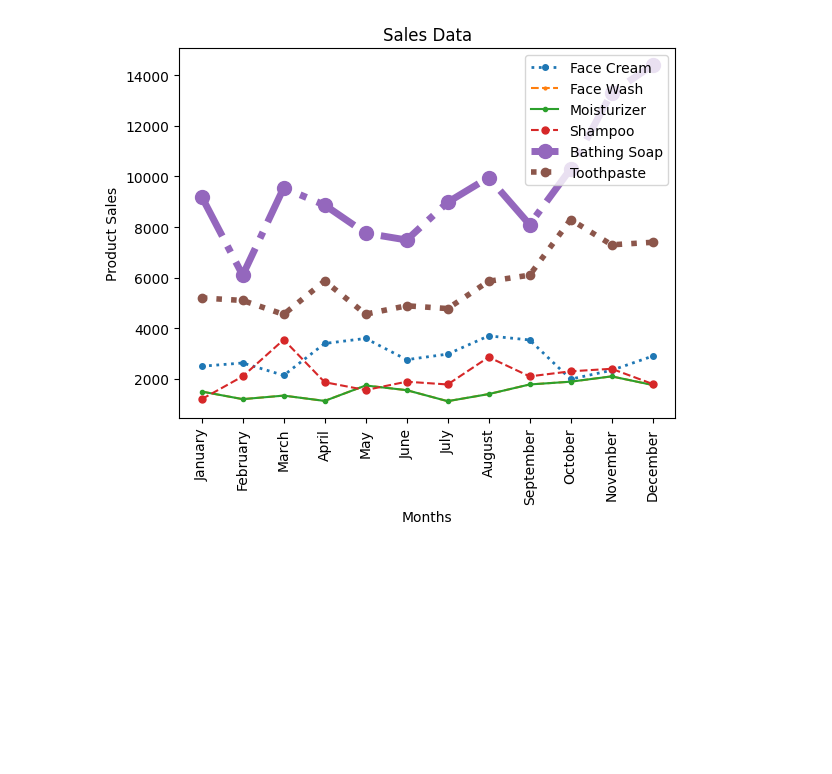
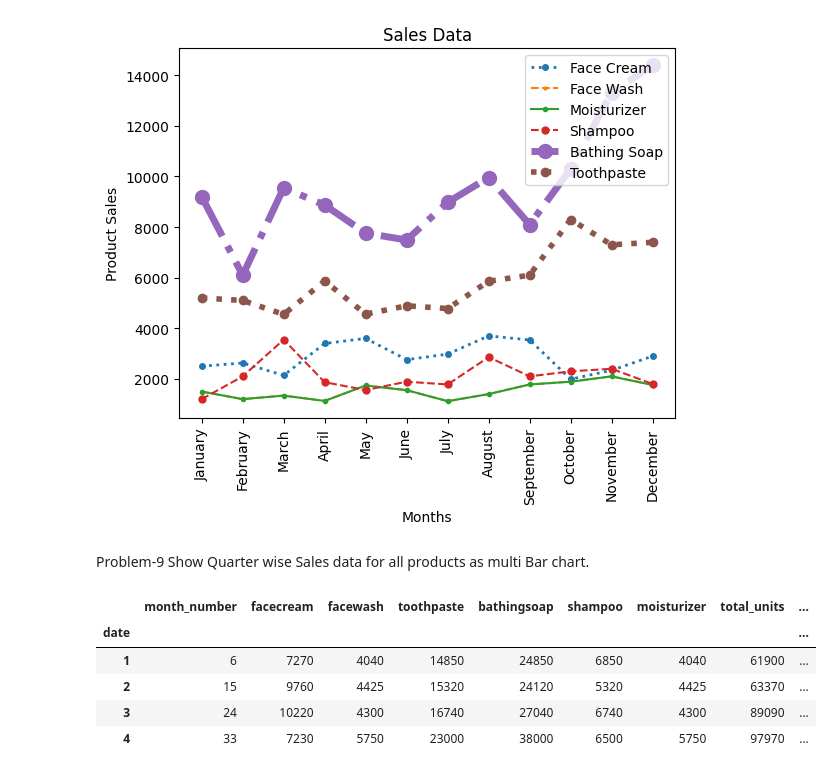
Before and after one commit to wahabali786110/Learning-Python-For-Machine-Learning, a Jupyter notebook: Matplotlib/Day23Tasks.ipynb, the cells around one changed output. Saved outputs shown, nothing was run; the diff lists cells and outputs as text; code cells hidden in the pictures; blank space fills up the shorter version.

```diff
--- a/Matplotlib/Day23Tasks.ipynb
+++ b/Matplotlib/Day23Tasks.ipynb
@@ -154,3 +154,16 @@ plt.legend(loc='upper right')
 # %% [output]
 <matplotlib.legend.Legend at 0x...>
 [figure]
+# %% [markdown]
+Problem-9 Show Quarter wise Sales data for all products as multi Bar chart.
+# %%
+sales['date']=pd.to_datetime(['2020-{}-01'.format(month) for month in months])
+finaldf=sales.groupby(sales['date'].dt.quarter).sum(numeric_only=True)
+finaldf
+# %% [output]
+|  | month_number | facecream | facewash | toothpaste | bathingsoap | shampoo | moisturizer | total_units | ... |
+| date |  |  |  |  |  |  |  |  | ... |
+| 1 | 6 | 7270 | 4040 | 14850 | 24850 | 6850 | 4040 | 61900 | ... |
+| 2 | 15 | 9760 | 4425 | 15320 | 24120 | 5320 | 4425 | 63370 | ... |
+| 3 | 24 | 10220 | 4300 | 16740 | 27040 | 6740 | 4300 | 89090 | ... |
+| 4 | 33 | 7230 | 5750 | 23000 | 38000 | 6500 | 5750 | 97970 | ... |
```
Also changed, not shown: parts of 3 cells of this notebook.
